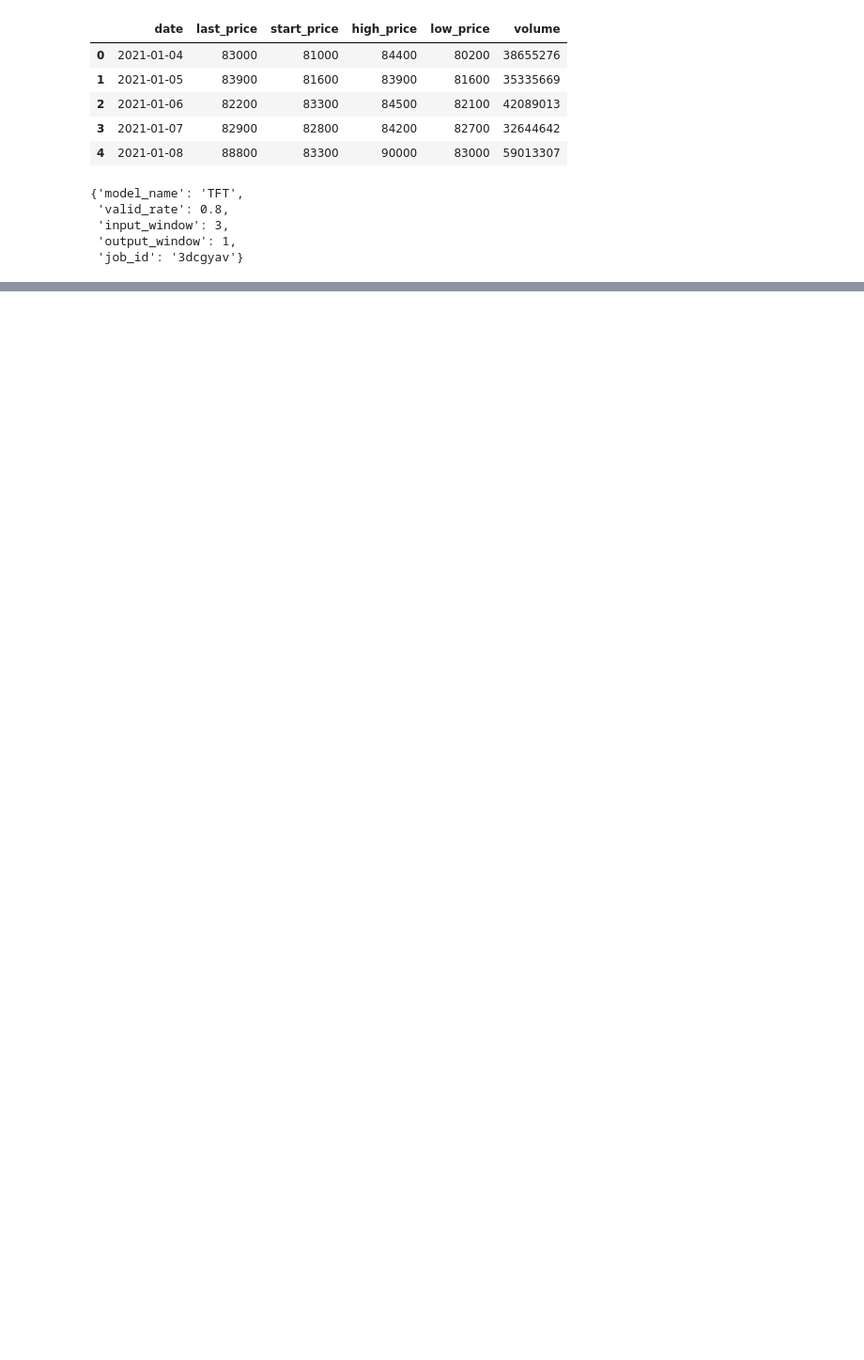
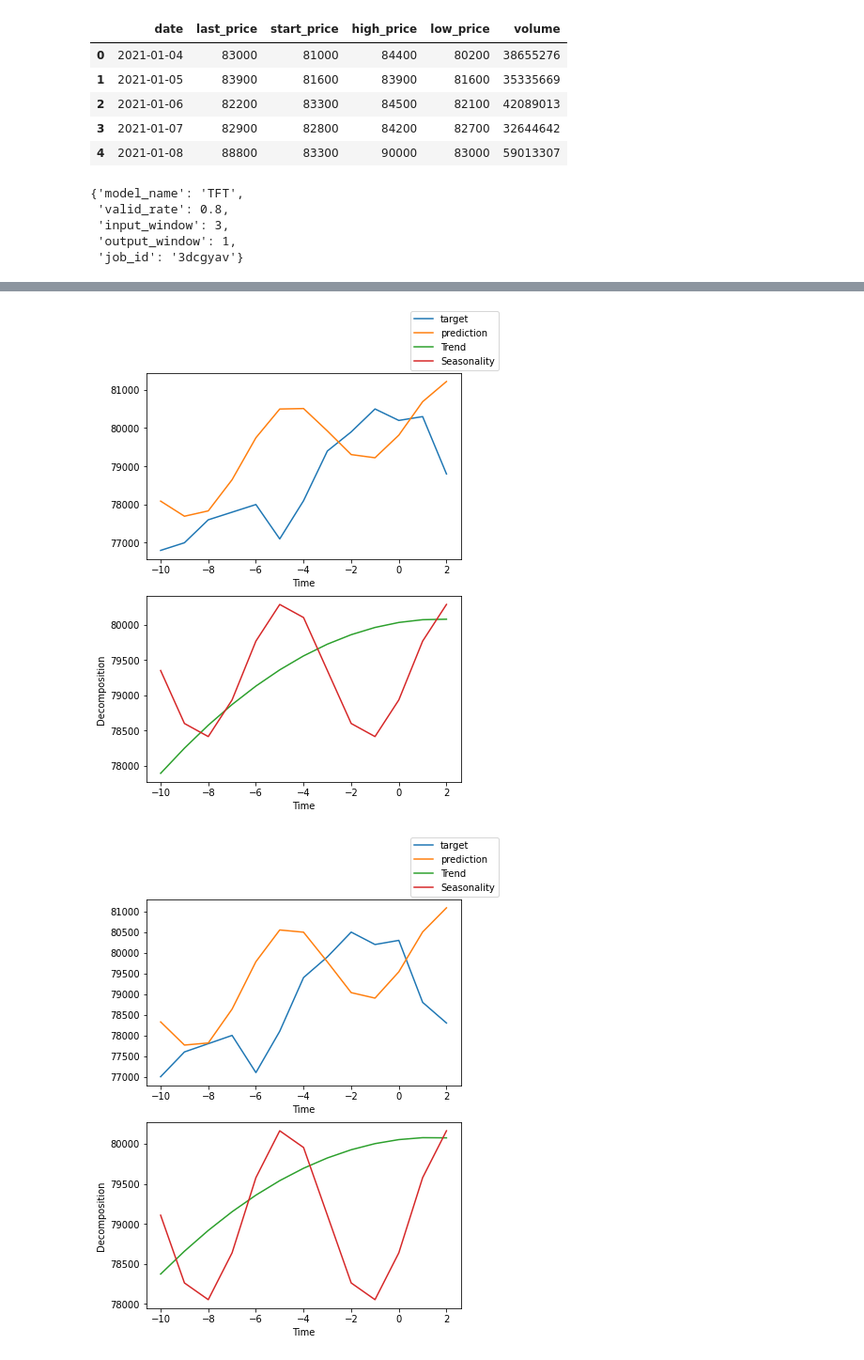
Before and after one commit to eumhwa/stock-analysis-application, a Jupyter notebook: ai/TFT.ipynb, the cells around one changed output, grey strips where cells are left out. Shown at 94% size. Cells and saved outputs as stored; diff of their text form; code cells hidden in the pictures; blank space fills up the shorter version.

```diff
--- a/ai/TFT.ipynb
+++ b/ai/TFT.ipynb
@@ -47,0 +153,9 @@ config
+# %%
+for idx in range(10):
+    try:
+        best_model.plot_interpretation(x, raw_predictions, idx=idx);
+    except:
+        break
+# %% [output]
+[figure, added]
+[figure, added]
```
Also changed, not shown: parts of 14 cells of this notebook, 2 other files.
